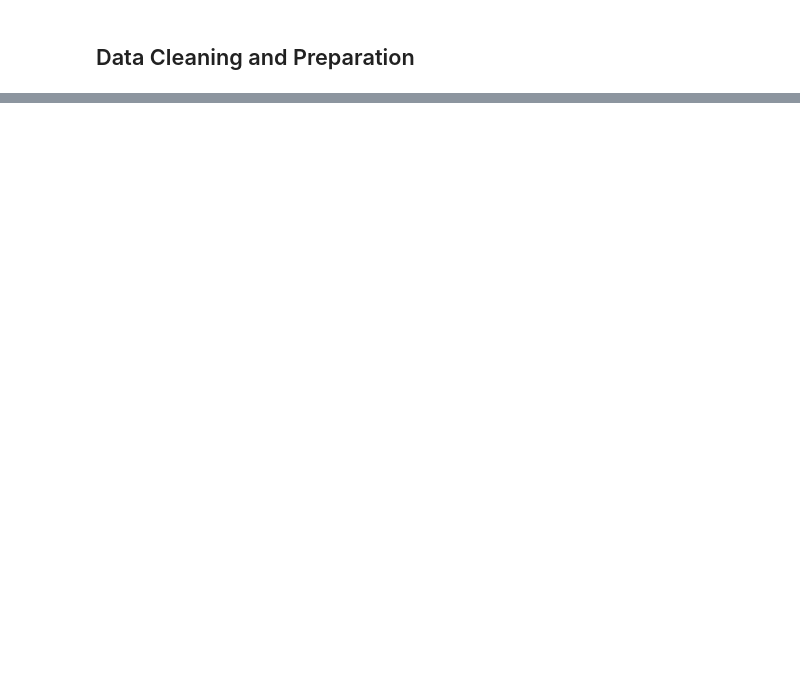
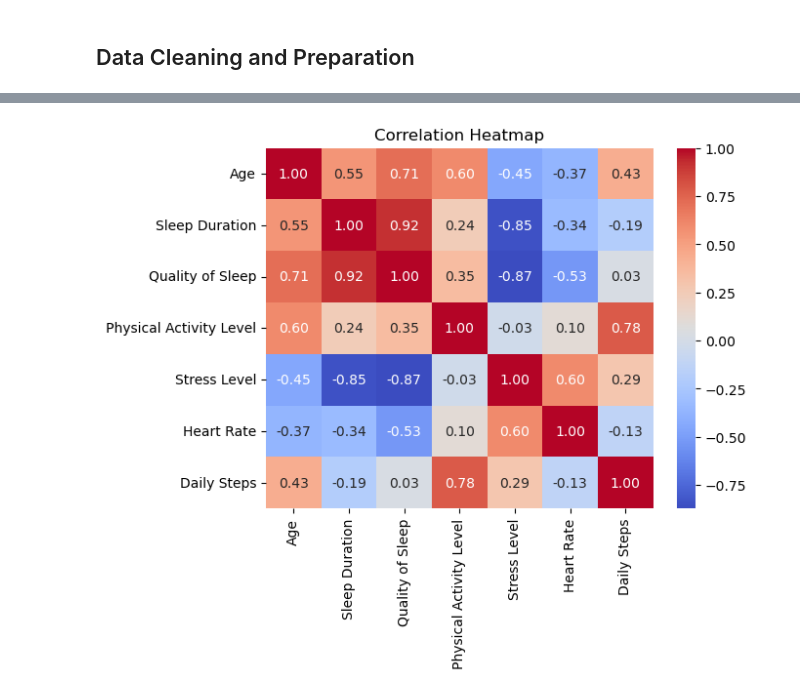
Before and after one commit to jananaum7/Sleep-Health-Lifestyle, a Jupyter notebook: Sleep_health_and_lifestyle_dataset.ipynb, the cells around one changed output, grey strips where cells are left out. Cells and saved outputs as stored; diff of their text form; code cells hidden in the pictures; blank space fills up the shorter version.

```diff
--- a/Sleep_health_and_lifestyle_dataset.ipynb
+++ b/Sleep_health_and_lifestyle_dataset.ipynb
@@ -41,0 +96,4 @@ TypeError: Cannot convert [nan nan nan 'Sleep Apnea' 'Sleep Apnea' 'Insomnia' 'I
+# %%
+# Correlation matrix
+correlation_matrix = sleep_health_df_cleaned.select_dtypes(include=['number']).corr()
+print(correlation_matrix)
@@ -41,0 +136,8 @@ TypeError: Cannot convert [nan nan nan 'Sleep Apnea' 'Sleep Apnea' 'Insomnia' 'I
+# %%
+# Heatmap
+plt.Figure(figsize=(10,6))
+sns.heatmap(correlation_matrix, annot=True, cmap="coolwarm", fmt=".2f")
+plt.title("Correlation Heatmap")
+plt.show()
+# %% [output]
+[figure, added]
```
Also changed, not shown: parts of 16 cells of this notebook, 2 other files.
